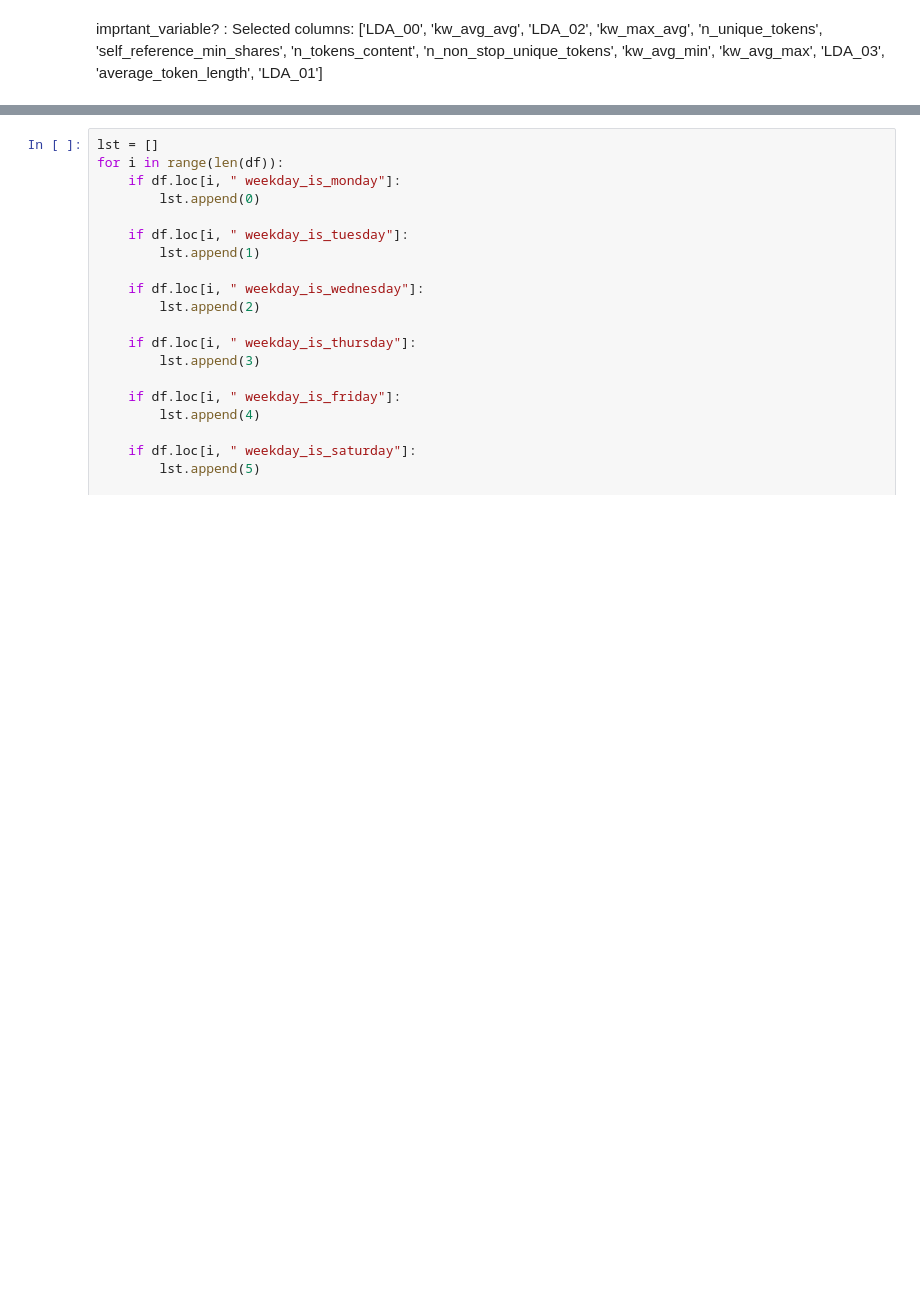
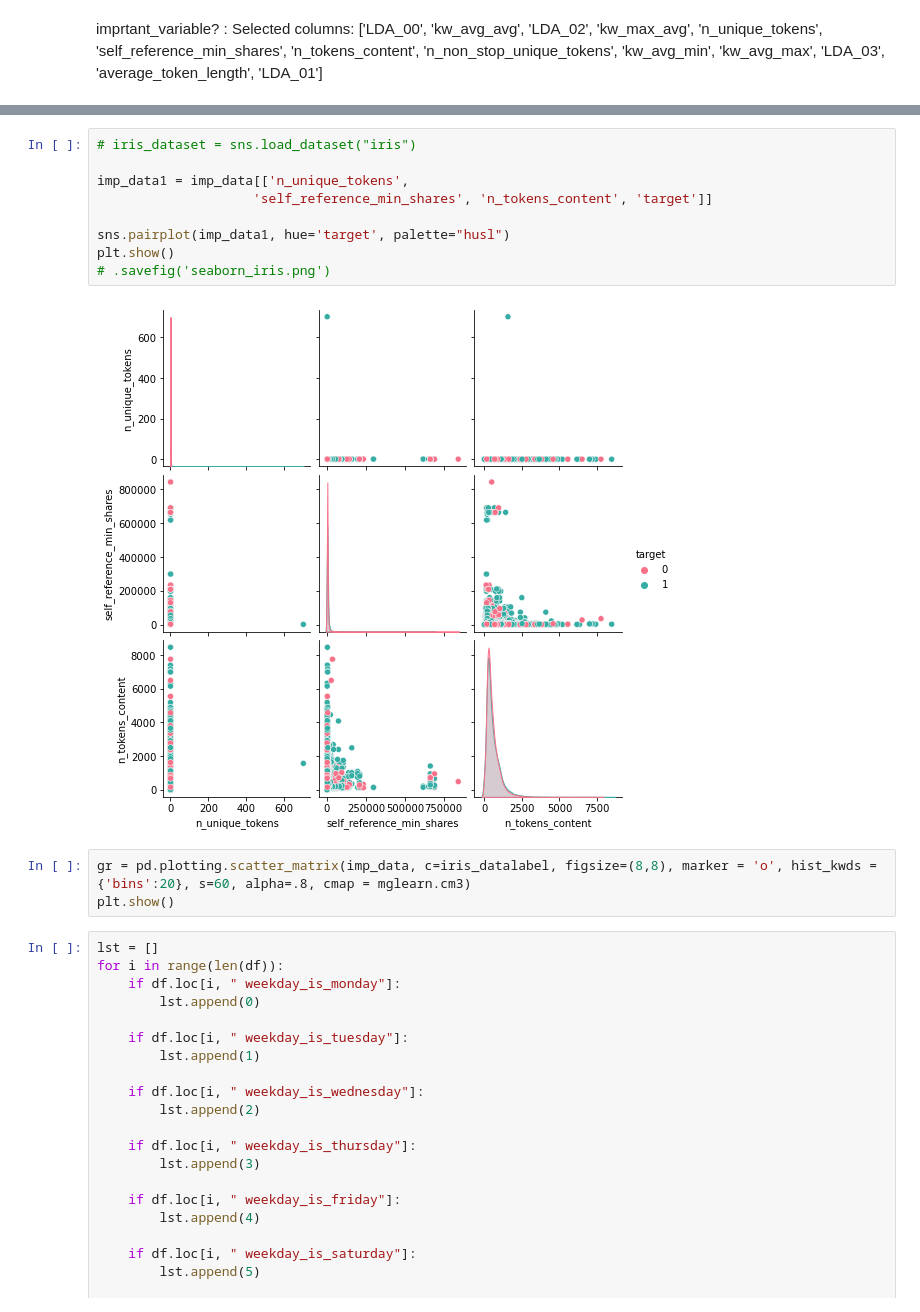
Before and after one commit to K-W-hibiki/PwC_AH, a Jupyter notebook: analytics.ipynb, the cells around one changed output, grey strips where cells are left out. Saved outputs shown, nothing was run; the diff lists cells and outputs as text; blank space fills up the shorter version.

```diff
--- a/analytics.ipynb
+++ b/analytics.ipynb
@@ -237,3 +373,17 @@ Selected columns: ['LDA_00', 'kw_avg_avg', 'LDA_02', 'kw_max_avg', 'n_unique_tok
+# %%
+# iris_dataset = sns.load_dataset("iris")
+
+imp_data1 = imp_data[['n_unique_tokens',
+                    'self_reference_min_shares', 'n_tokens_content', 'target']]
+
+sns.pairplot(imp_data1, hue='target', palette="husl")
+plt.show()
+# .savefig('seaborn_iris.png')
+# %% [output]
+[figure, added]
+# %%
+gr = pd.plotting.scatter_matrix(imp_data, c=iris_datalabel, figsize=(8,8), marker = 'o', hist_kwds = {'bins':20}, s=60, alpha=.8, cmap = mglearn.cm3)
+plt.show()
 # %%
 lst = []
 for i in range(len(df)):
```
Also changed, not shown: parts of 14 cells of this notebook, 1 other file.
